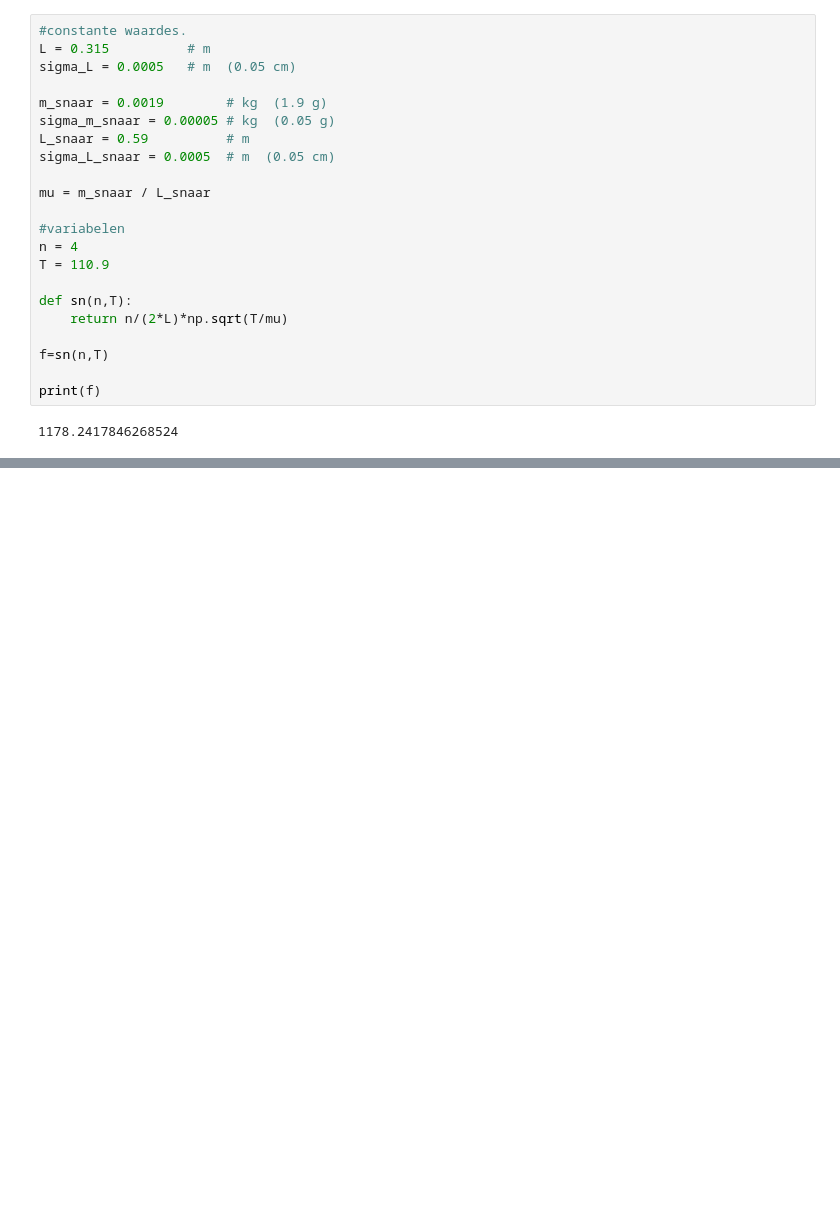
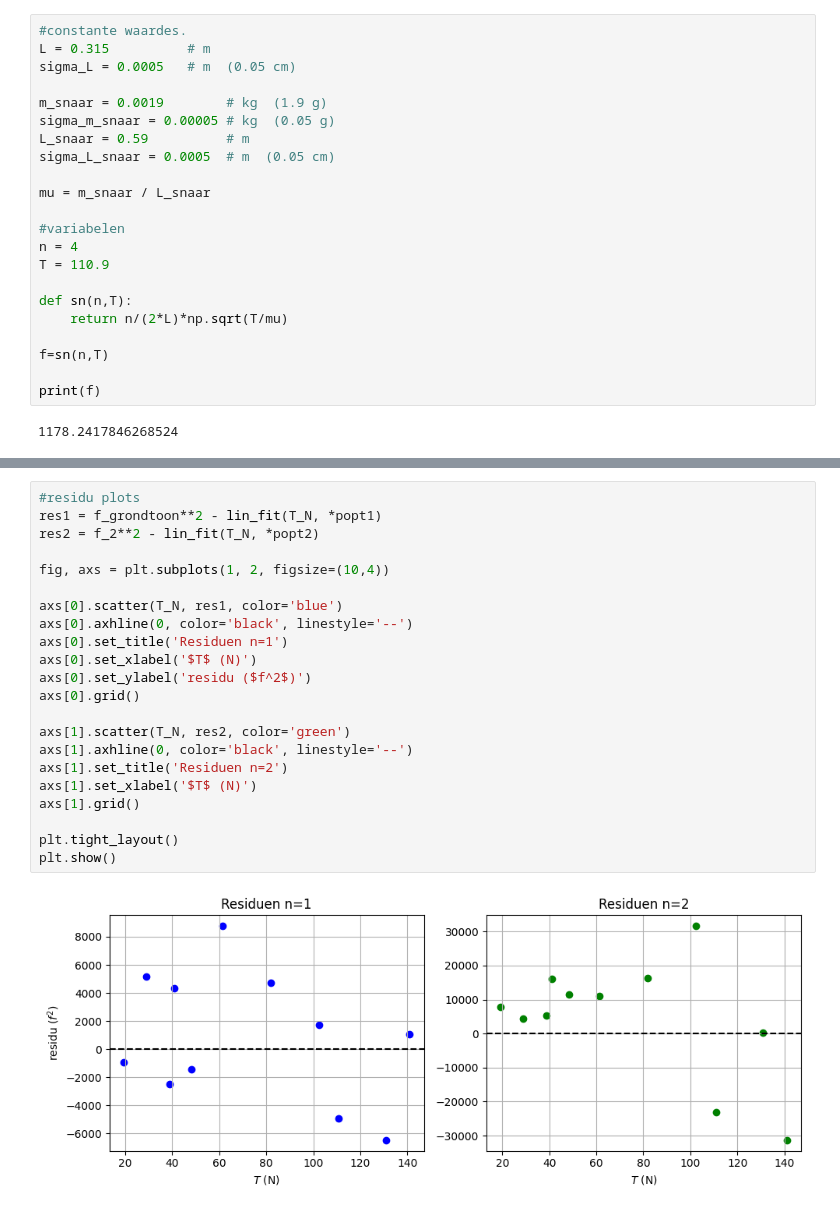
Before and after one commit to jasperbom747-creator/Vibrating-string-experiment, a Jupyter notebook: analyse.ipynb, the cells around one changed output, grey strips where cells are left out. Drawn from its saved outputs; the diff is of its cells as text; blank space fills up the shorter version.

```diff
--- a/analyse.ipynb
+++ b/analyse.ipynb
@@ -284,0 +327,24 @@ plt.show()
+# %%
+#residu plots
+res1 = f_grondtoon**2 - lin_fit(T_N, *popt1)
+res2 = f_2**2 - lin_fit(T_N, *popt2)
+
+fig, axs = plt.subplots(1, 2, figsize=(10,4))
+
+axs[0].scatter(T_N, res1, color='blue')
+axs[0].axhline(0, color='black', linestyle='--')
+axs[0].set_title('Residuen n=1')
+axs[0].set_xlabel('$T$ (N)')
+axs[0].set_ylabel('residu ($f^2$)')
+axs[0].grid()
+
+axs[1].scatter(T_N, res2, color='green')
+axs[1].axhline(0, color='black', linestyle='--')
+axs[1].set_title('Residuen n=2')
+axs[1].set_xlabel('$T$ (N)')
+axs[1].grid()
+
+plt.tight_layout()
+plt.show()
+# %% [output]
+[figure, added]
```
Also changed, not shown: parts of 2 cells of this notebook.
